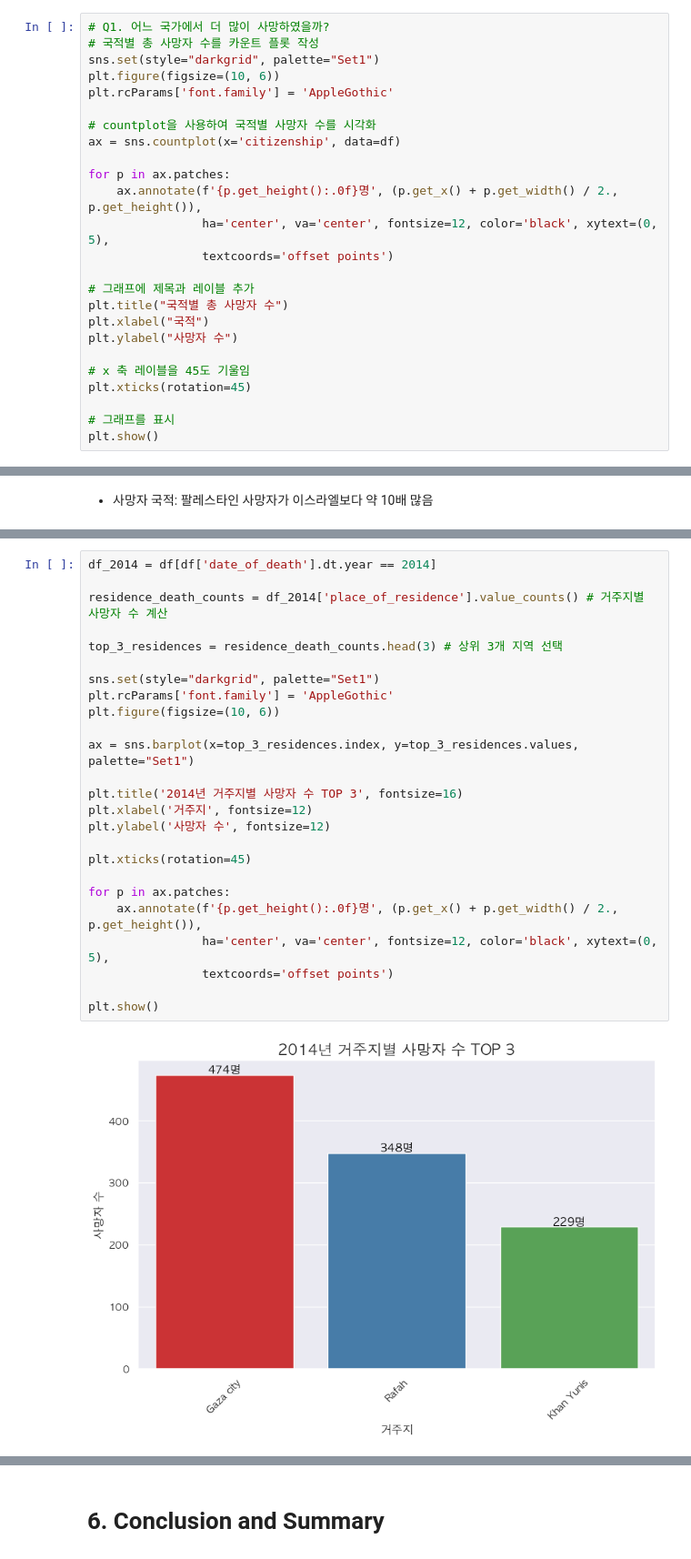
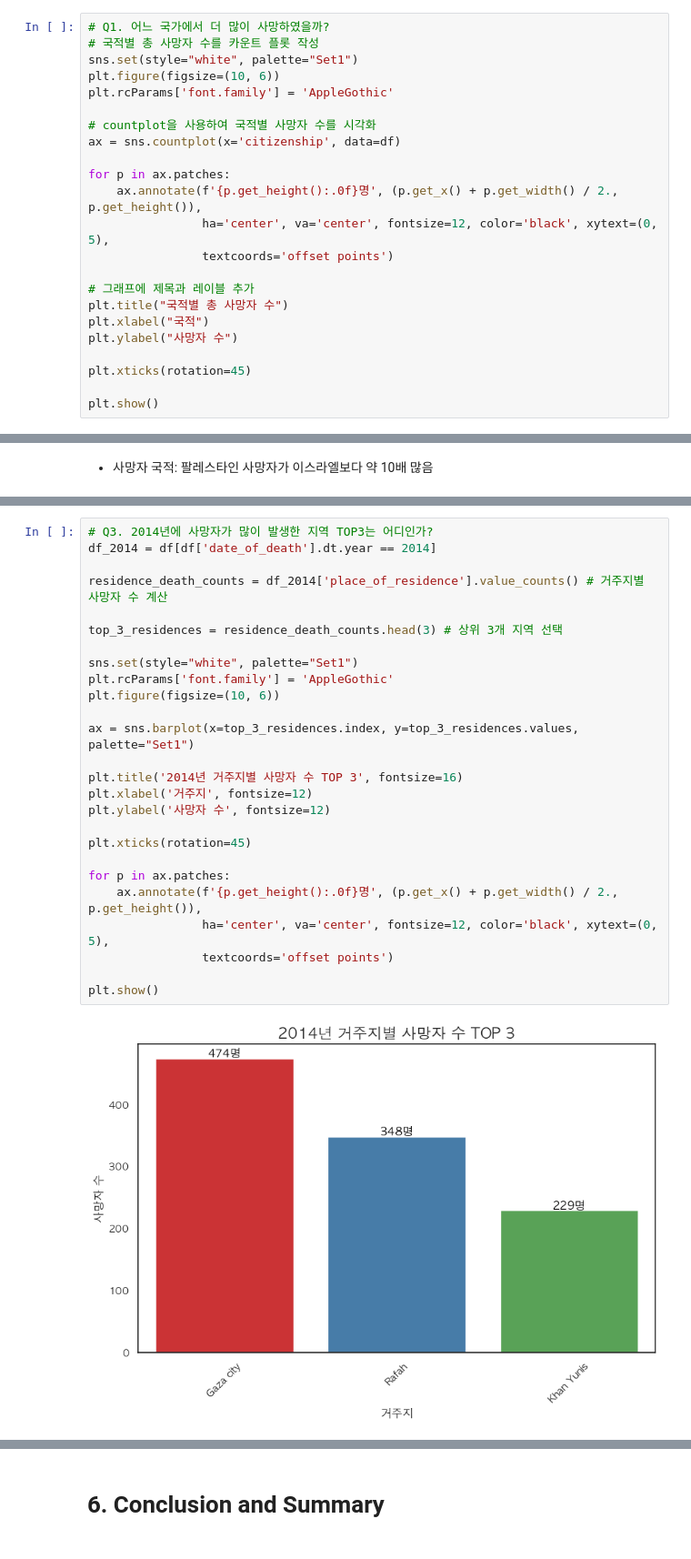
Before and after one commit to PSLeon24/Israeli-Palestinian_Data_Analysis_Project, a Jupyter notebook: index.ipynb, the cells around one changed output, grey strips where cells are left out. Shown: that part at 91% size. Drawn from its saved outputs; the diff is of its cells as text.

```diff
--- a/index.ipynb
+++ b/index.ipynb
@@ -216,7 +217,7 @@ Name: count, dtype: int64
 # %%
 # Q1. 어느 국가에서 더 많이 사망하였을까?
 # 국적별 총 사망자 수를 카운트 플롯 작성
-sns.set(style="darkgrid", palette="Set1")
+sns.set(style="white", palette="Set1")
 plt.figure(figsize=(10, 6))
 plt.rcParams['font.family'] = 'AppleGothic'
 
@@ -233,9 +234,7 @@ plt.title("국적별 총 사망자 수")
 plt.xlabel("국적")
 plt.ylabel("사망자 수")
 
-# x 축 레이블을 45도 기울임
 plt.xticks(rotation=45)
 
-# 그래프를 표시
 plt.show()
 # %% [output]
@@ -287,27 +284,28 @@ plt.show()
 # %%
+# Q3. 2014년에 사망자가 많이 발생한 지역 TOP3는 어디인가?
 df_2014 = df[df['date_of_death'].dt.year == 2014]
 
 residence_death_counts = df_2014['place_of_residence'].value_counts() # 거주지별 사망자 수 계산
 
 top_3_residences = residence_death_counts.head(3) # 상위 3개 지역 선택
 
-sns.set(style="darkgrid", palette="Set1")
+sns.set(style="white", palette="Set1")
 plt.rcParams['font.family'] = 'AppleGothic'
 plt.figure(figsize=(10, 6))
 
 ax = sns.barplot(x=top_3_residences.index, y=top_3_residences.values, palette="Set1")
 
 plt.title('2014년 거주지별 사망자 수 TOP 3', fontsize=16)
 plt.xlabel('거주지', fontsize=12)
 plt.ylabel('사망자 수', fontsize=12)
 
 plt.xticks(rotation=45)
 
 for p in ax.patches:
     ax.annotate(f'{p.get_height():.0f}명', (p.get_x() + p.get_width() / 2., p.get_height()),
                 ha='center', va='center', fontsize=12, color='black', xytext=(0, 5),
                 textcoords='offset points')
 
 plt.show()
 # %% [output]
-[figure, old version]
+[figure, new version]
```
Also changed, not shown: parts of 12 cells of this notebook.
